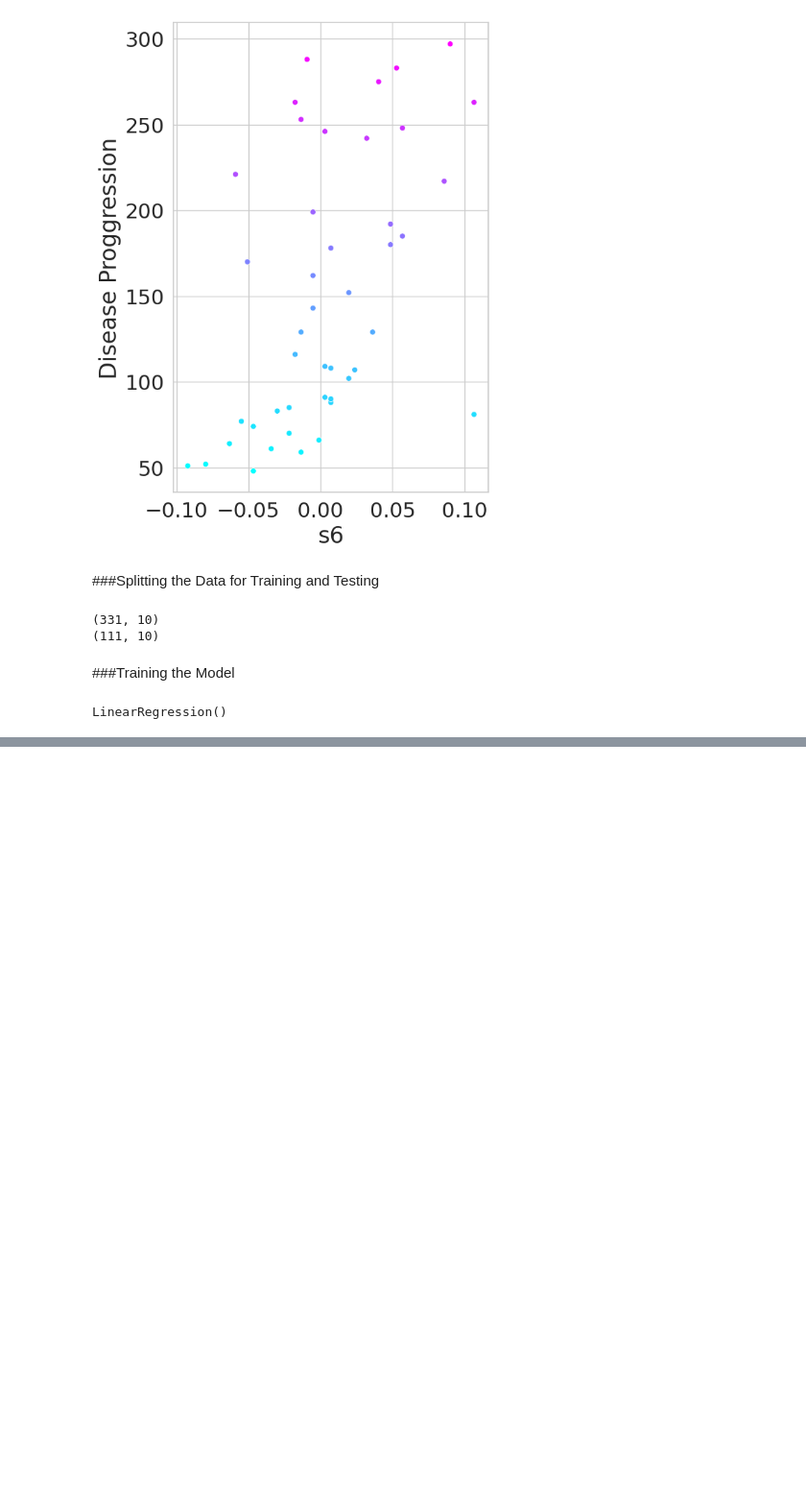
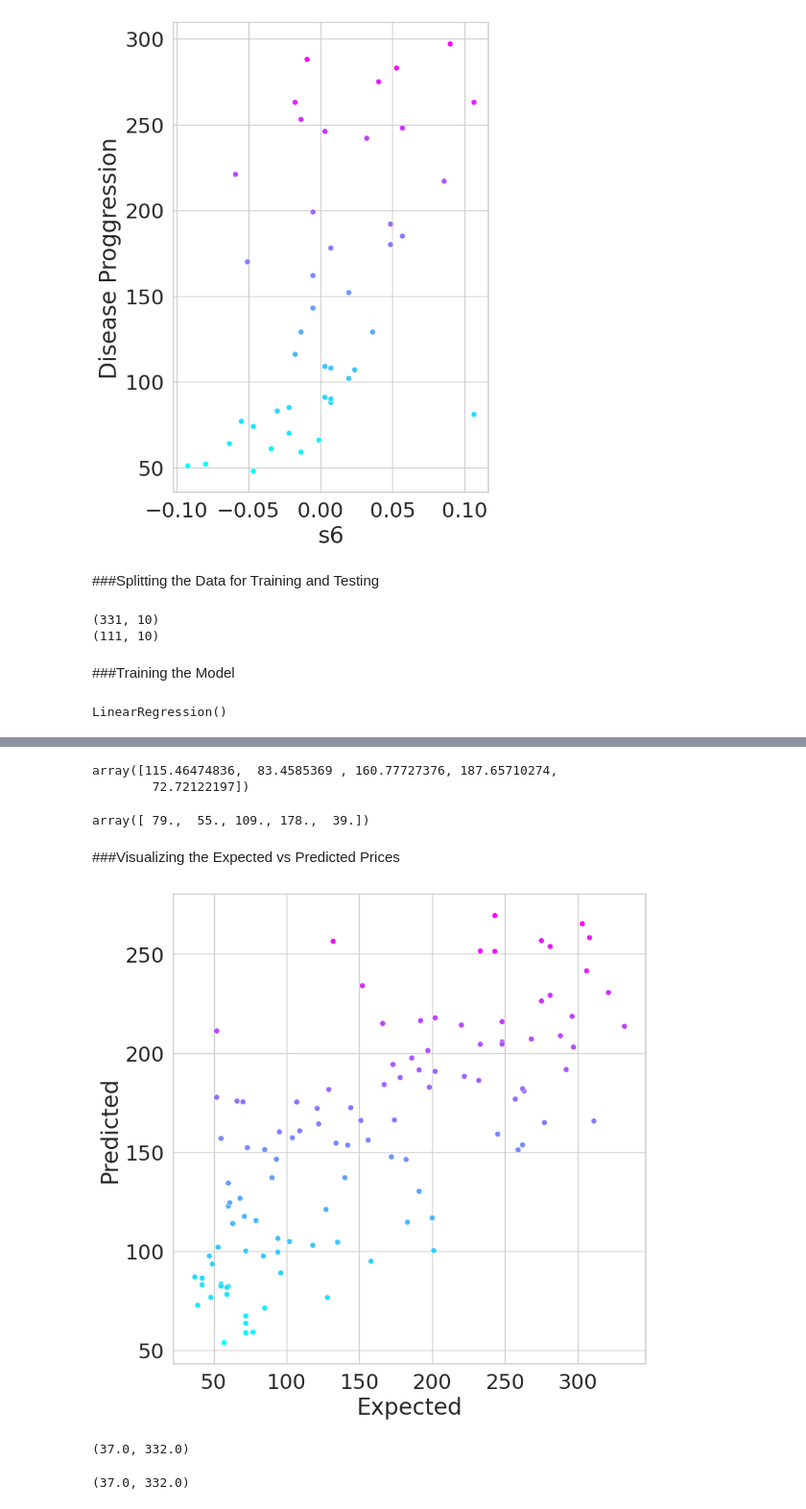
Before and after one commit to TristanDelgado/Intro-To-Machine-Learning, a Jupyter notebook: Homework2.ipynb, the cells around one changed output, grey strips where cells are left out. Shown at 96% size. Cells and saved outputs as stored; diff of their text form; code cells hidden in the pictures; blank space fills up the shorter version.

```diff
--- a/Homework2.ipynb
+++ b/Homework2.ipynb
@@ -144,0 +163,36 @@ LinearRegression()
+# %%
+#Setting up to test the model
+predicted = linear_regression.predict(x_test)
+expected = y_test
+# %%
+predicted[:5]
+# %% [output]
+array([115.46474836,  83.4585369 , 160.77727376, 187.65710274,
+        72.72122197])
+# %%
+expected[:5]
+# %% [output]
+array([ 79.,  55., 109., 178.,  39.])
+# %% [markdown]
+###Visualizing the Expected vs Predicted Prices
+# %%
+df = pd.DataFrame()
+df["Expected"] = pd.Series(expected)
+df["Predicted"] = pd.Series(predicted)
+# %%
+#plotting the data
+figure = plt.figure(figsize=(9, 9))
+axes = sns.scatterplot(data=df, x="Expected", y="Predicted", hue="Predicted", palette="cool", legend=False)
+# %% [output]
+[figure, added]
+# %%
+#Scaling both axes
+start = min(expected.min(), predicted.min())
+end = max(expected.max(), predicted.max())
+axes.set_xlim(start, end)
+# %% [output]
+(37.0, 332.0)
+# %%
+axes.set_ylim(start, end)
+# %% [output]
+(37.0, 332.0)
```
Also changed, not shown: parts of 10 cells of this notebook.
